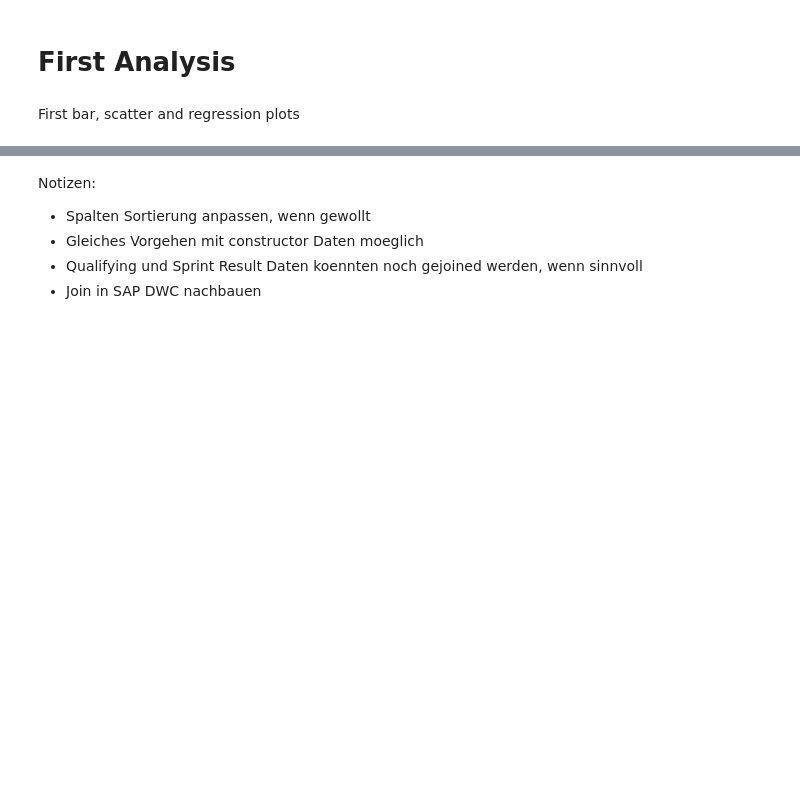
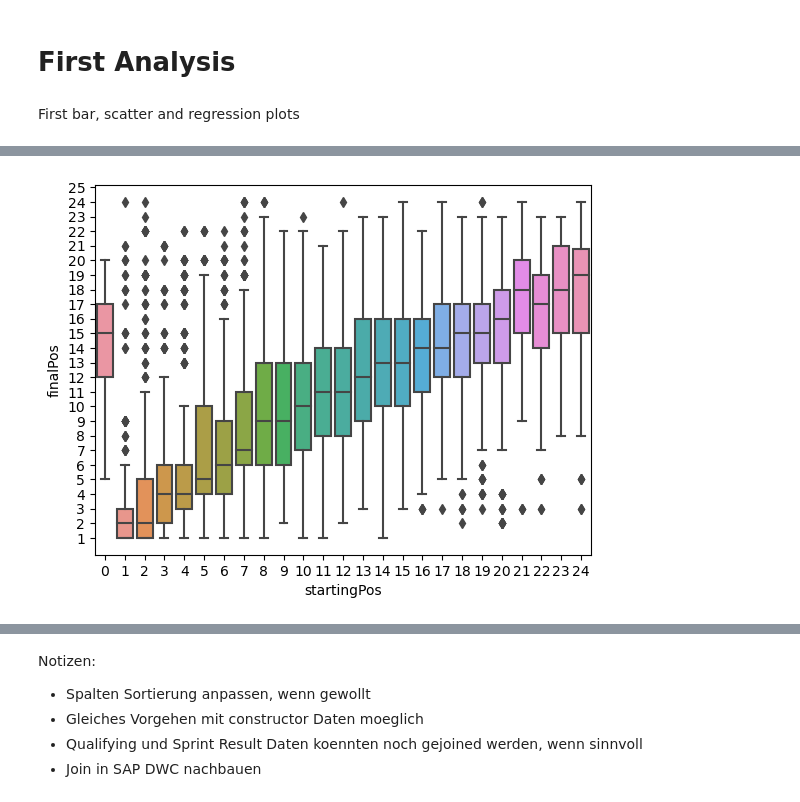
Before and after one commit to NicoHenzel/DataWarehouseWorkshop, a Jupyter notebook: DataExploration.ipynb, the cells around one changed output, grey strips where cells are left out. Cells and saved outputs as stored; diff of their text form; code cells hidden in the pictures; blank space fills up the shorter version.

```diff
--- a/DataExploration.ipynb
+++ b/DataExploration.ipynb
@@ -675,0 +728,6 @@ First bar, scatter and regression plots
+# %%
+sns.boxplot(x=df_driver_final_startEnd["startingPos"], y=df_driver_final_startEnd["finalPos"])
+plt.yticks(y_ticks)
+plt.show()
+# %% [output]
+[figure, added]
```
Also changed, not shown: parts of 12 cells of this notebook, 1 other file.
